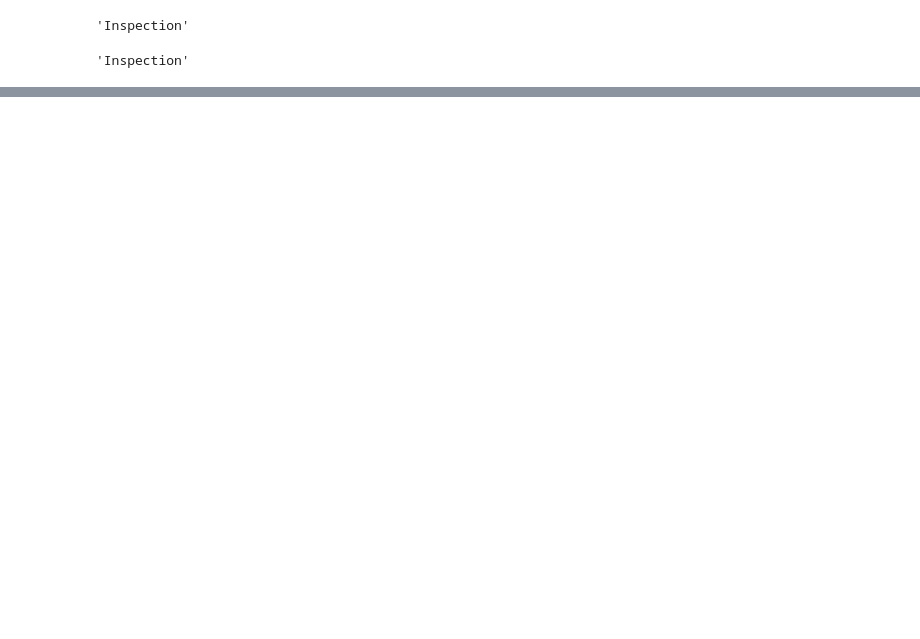
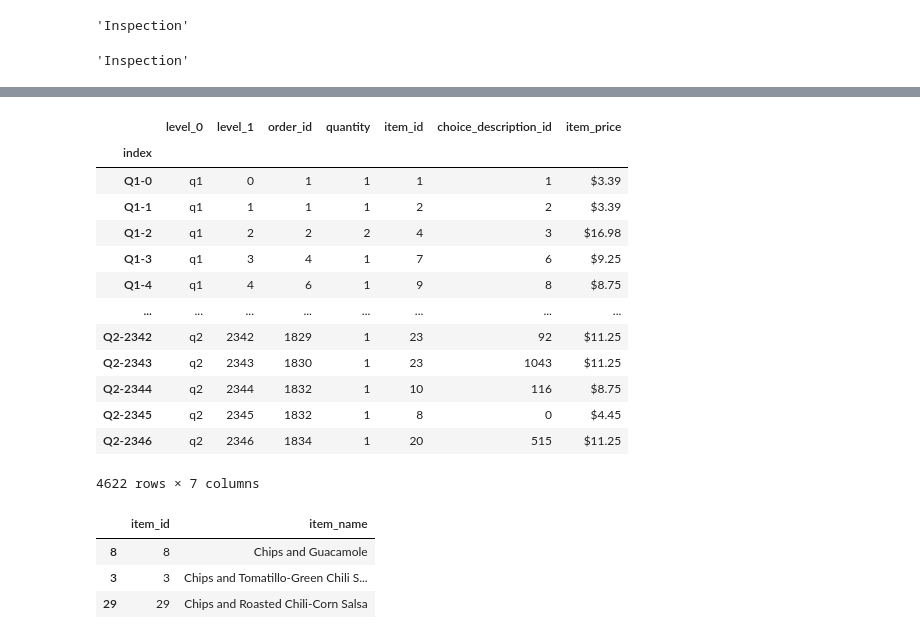
Before and after one commit to vaishnavipatel2805/Python_Libraries_Practice-, a Jupyter notebook: Pandas/Pandas_exercise.ipynb, the cells around one changed output, grey strips where cells are left out. Cells and saved outputs as stored; diff of their text form; code cells hidden in the pictures; blank space fills up the shorter version.

```diff
--- a/Pandas/Pandas_exercise.ipynb
+++ b/Pandas/Pandas_exercise.ipynb
@@ -678,0 +867,24 @@ TypeError: Series.unstack() got an unexpected keyword argument 'ffill'
+# %%
+df
+# %% [output]
+|  | level_0 | level_1 | order_id | quantity | item_id | choice_description_id | item_price |
+| index |  |  |  |  |  |  |  |
+| Q1-0 | q1 | 0 | 1 | 1 | 1 | 1 | $3.39 |
+| Q1-1 | q1 | 1 | 1 | 1 | 2 | 2 | $3.39 |
+| Q1-2 | q1 | 2 | 2 | 2 | 4 | 3 | $16.98 |
+| Q1-3 | q1 | 3 | 4 | 1 | 7 | 6 | $9.25 |
+| Q1-4 | q1 | 4 | 6 | 1 | 9 | 8 | $8.75 |
+| ... | ... | ... | ... | ... | ... | ... | ... |
+| Q2-2342 | q2 | 2342 | 1829 | 1 | 23 | 92 | $11.25 |
+| Q2-2343 | q2 | 2343 | 1830 | 1 | 23 | 1043 | $11.25 |
+| Q2-2344 | q2 | 2344 | 1832 | 1 | 10 | 116 | $8.75 |
+| Q2-2345 | q2 | 2345 | 1832 | 1 | 8 | 0 | $4.45 |
+| Q2-2346 | q2 | 2346 | 1834 | 1 | 20 | 515 | $11.25 |
+4622 rows × 7 columns
+# %%
+items.sample(3)
+# %% [output]
+|  | item_id | item_name |
+| 8 | 8 | Chips and Guacamole |
+| 3 | 3 | Chips and Tomatillo-Green Chili S... |
+| 29 | 29 | Chips and Roasted Chili-Corn Salsa |
```
Also changed, not shown: parts of 25 cells of this notebook, 4 other files.
